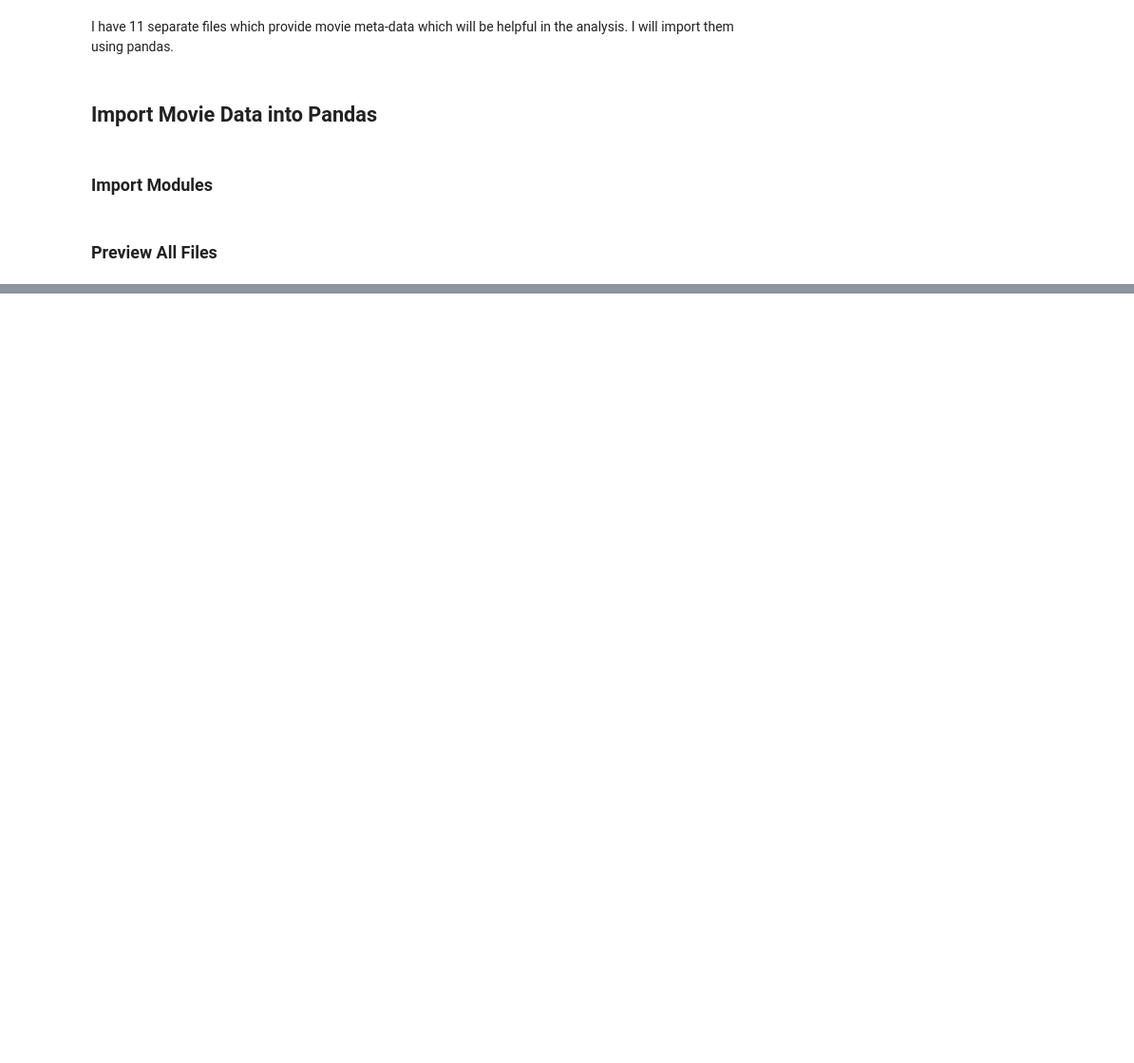
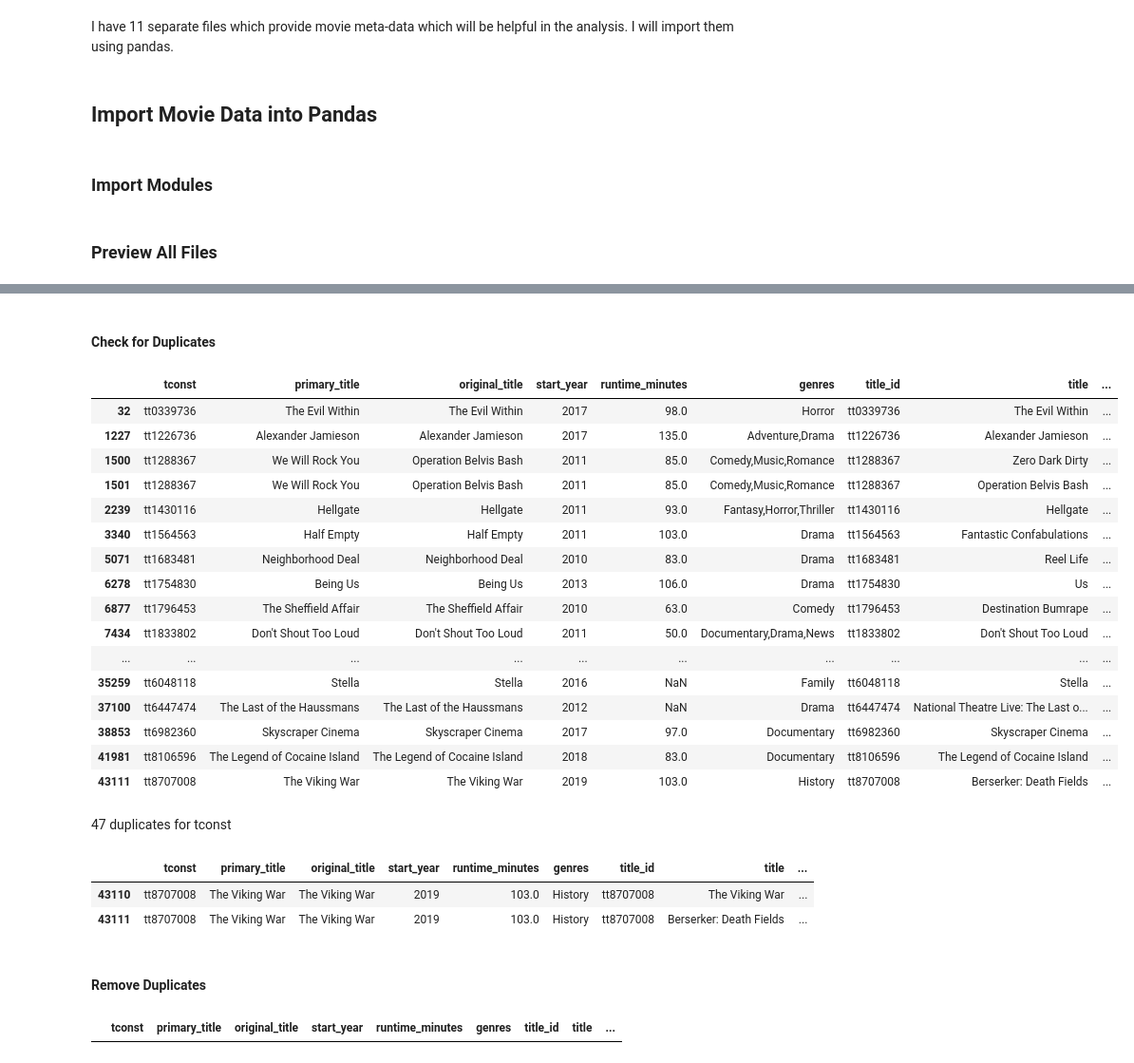
Before and after one commit to bentson1187/dsc-phase-1-project, a Jupyter notebook: Bentson, Brian Phase 1 Project.ipynb, the cells around one changed output, grey strips where cells are left out. Shown: that part at 95% size. Cells and saved outputs as stored; diff of their text form; code cells hidden in the pictures; blank space fills up the shorter version.

```diff
--- a/Bentson, Brian Phase 1 Project.ipynb
+++ b/Bentson, Brian Phase 1 Project.ipynb
@@ -119,0 +431,4 @@ Table Name: rt_reviews
+# %%
+#remove unnecessary columns for future joins
+imdb_title_akas = imdb_title_akas.drop(['ordering','language','types','attributes','region'],axis=1)
+imdb_title_akas.head()
@@ -119,0 +483,4 @@ Table Name: rt_reviews
+# %%
+#only keep rows where is_original_title equal 1
+imdb_title_akas = imdb_title_akas.loc[imdb_title_akas['is_original_title'] == 1]
+imdb_title_akas
@@ -119,0 +531,4 @@ Table Name: rt_reviews
+# %%
+#remove duplicates for rows with duplicate title_id
+imdb_title_akas.drop_duplicates(subset=['title_id'], inplace=True)
+imdb_title_akas
@@ -119,0 +601,3 @@ Table Name: rt_reviews
+# %%
+movies_df = imdb_title_basics.merge(imdb_title_akas,how='inner',left_on=['tconst'], right_on=['title_id'])
+movies_df
@@ -119,0 +618,33 @@ Table Name: rt_reviews
+# %% [markdown]
+#### Check for Duplicates
+# %%
+#check for duplicates in the primary_title field
+movies_df.loc[movies_df.duplicated(subset=(['tconst']))]
+# %% [output]
+|  | tconst | primary_title | original_title | start_year | runtime_minutes | genres | title_id | title | ... |
+| 32 | tt0339736 | The Evil Within | The Evil Within | 2017 | 98.0 | Horror | tt0339736 | The Evil Within | ... |
+| 1227 | tt1226736 | Alexander Jamieson | Alexander Jamieson | 2017 | 135.0 | Adventure,Drama | tt1226736 | Alexander Jamieson | ... |
+| 1500 | tt1288367 | We Will Rock You | Operation Belvis Bash | 2011 | 85.0 | Comedy,Music,Romance | tt1288367 | Zero Dark Dirty | ... |
+| 1501 | tt1288367 | We Will Rock You | Operation Belvis Bash | 2011 | 85.0 | Comedy,Music,Romance | tt1288367 | Operation Belvis Bash | ... |
+| 2239 | tt1430116 | Hellgate | Hellgate | 2011 | 93.0 | Fantasy,Horror,Thriller | tt1430116 | Hellgate | ... |
+| 3340 | tt1564563 | Half Empty | Half Empty | 2011 | 103.0 | Drama | tt1564563 | Fantastic Confabulations | ... |
+| 5071 | tt1683481 | Neighborhood Deal | Neighborhood Deal | 2010 | 83.0 | Drama | tt1683481 | Reel Life | ... |
+| 6278 | tt1754830 | Being Us | Being Us | 2013 | 106.0 | Drama | tt1754830 | Us | ... |
+| 6877 | tt1796453 | The Sheffield Affair | The Sheffield Affair | 2010 | 63.0 | Comedy | tt1796453 | Destination Bumrape | ... |
+| 7434 | tt1833802 | Don't Shout Too Loud | Don't Shout Too Loud | 2011 | 50.0 | Documentary,Drama,News | tt1833802 | Don't Shout Too Loud | ... |
+| ... | ... | ... | ... | ... | ... | ... | ... | ... | ... |
+| 35259 | tt6048118 | Stella | Stella | 2016 | NaN | Family | tt6048118 | Stella | ... |
+| 37100 | tt6447474 | The Last of the Haussmans | The Last of the Haussmans | 2012 | NaN | Drama | tt6447474 | National Theatre Live: The Last o... | ... |
+| 38853 | tt6982360 | Skyscraper Cinema | Skyscraper Cinema | 2017 | 97.0 | Documentary | tt6982360 | Skyscraper Cinema | ... |
+| 41981 | tt8106596 | The Legend of Cocaine Island | The Legend of Cocaine Island | 2018 | 83.0 | Documentary | tt8106596 | The Legend of Cocaine Island | ... |
+| 43111 | tt8707008 | The Viking War | The Viking War | 2019 | 103.0 | History | tt8707008 | Berserker: Death Fields | ... |
+# %% [markdown]
+47 duplicates for tconst
+# %%
+movies_df.loc[movies_df['tconst'] == 'tt8707008']
+# %% [output]
+|  | tconst | primary_title | original_title | start_year | runtime_minutes | genres | title_id | title | ... |
+| 43110 | tt8707008 | The Viking War | The Viking War | 2019 | 103.0 | History | tt8707008 | The Viking War | ... |
+| 43111 | tt8707008 | The Viking War | The Viking War | 2019 | 103.0 | History | tt8707008 | Berserker: Death Fields | ... |
+# %% [markdown]
+#### Remove Duplicates
@@ -119,0 +658,5 @@ Table Name: rt_reviews
+# %%
+#recheck for duplicates
+movies_df.loc[movies_df.duplicated(subset=(['tconst']))]
+# %% [output]
+|  | tconst | primary_title | original_title | start_year | runtime_minutes | genres | title_id | title | ... |
```
Also changed, not shown: parts of 131 cells of this notebook, 2 other files.
